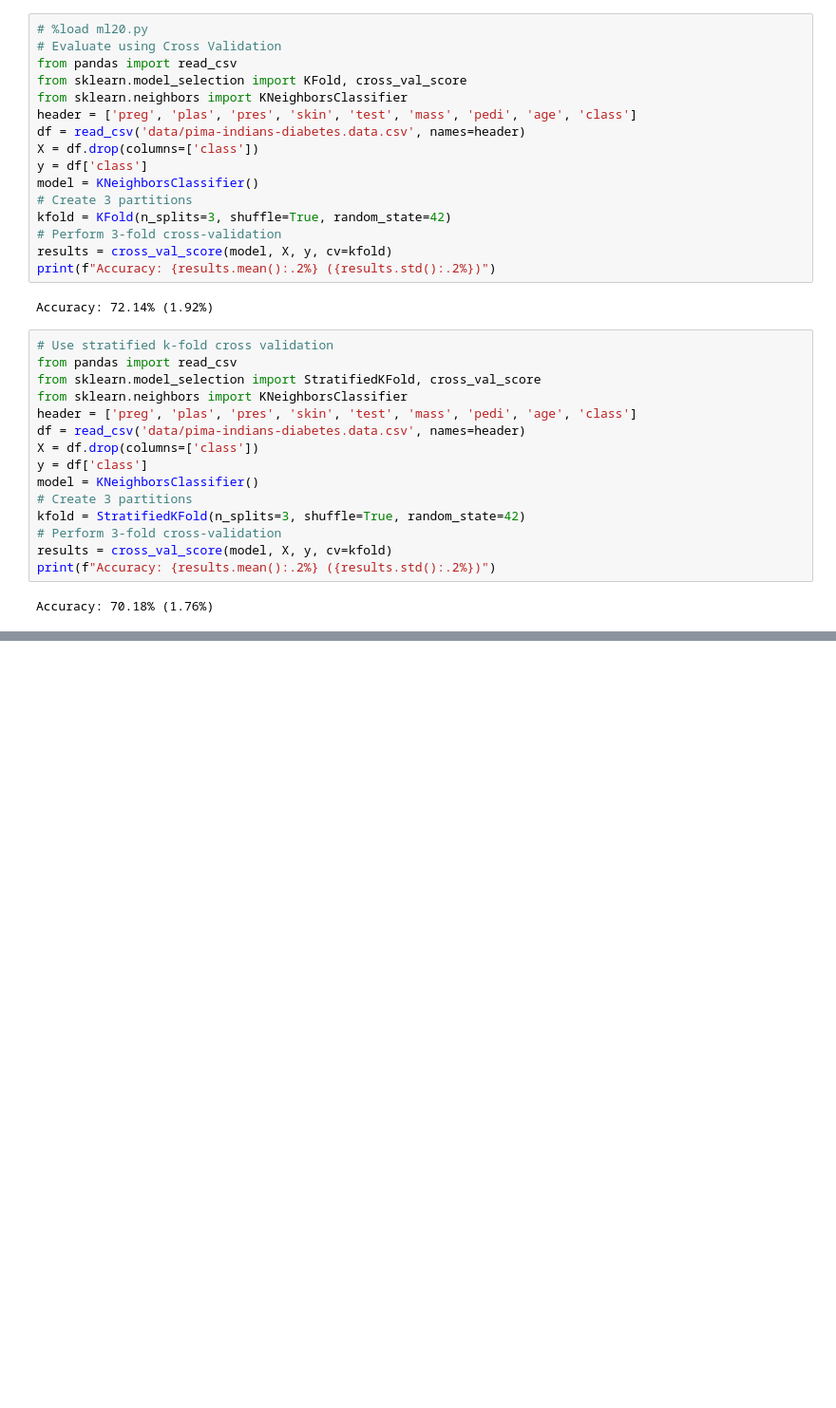
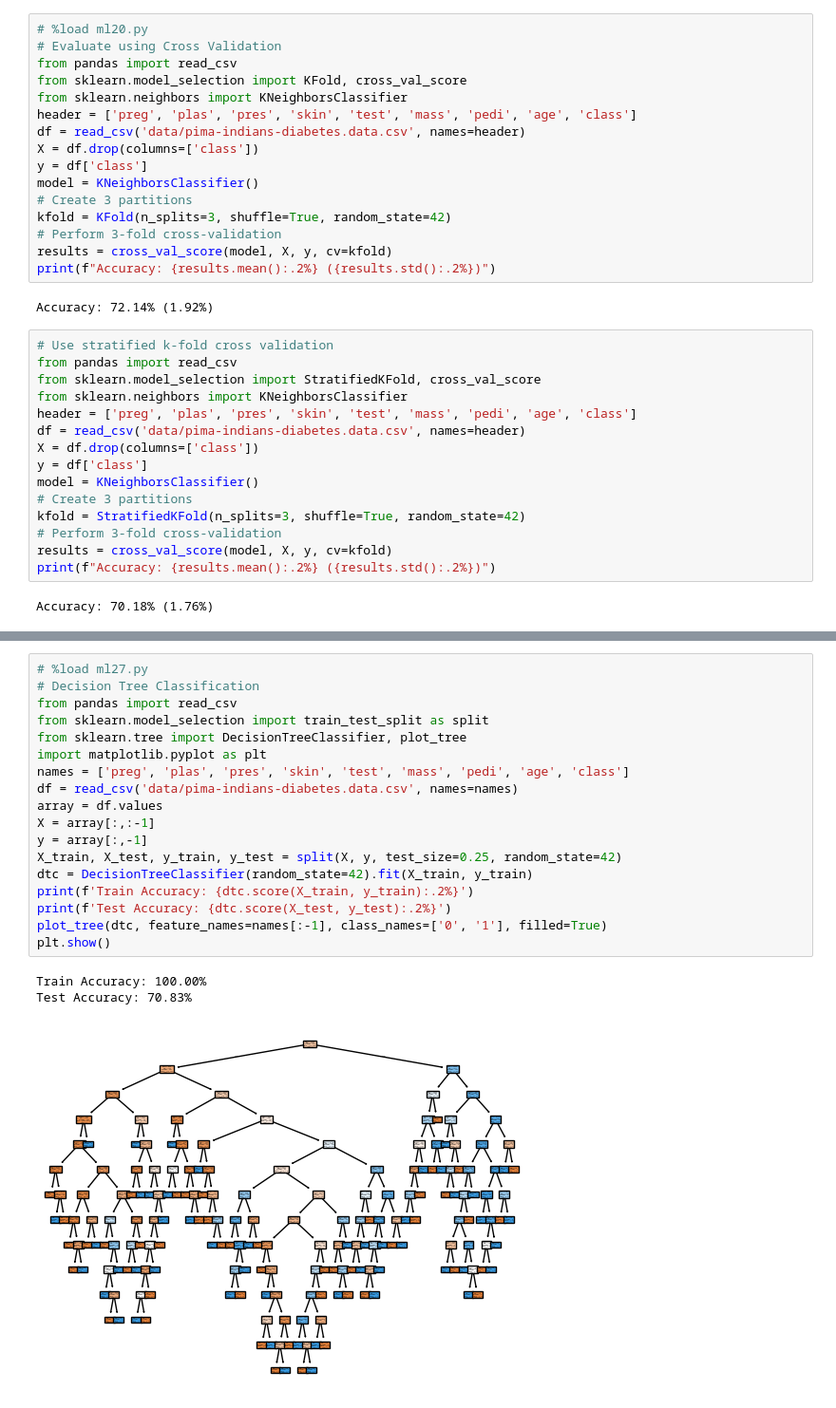
Before and after one commit to wooihaw/mlpy_july2024, a Jupyter notebook: day2.ipynb, the cells around one changed output, grey strips where cells are left out. Shown: that part at 95% size. Saved outputs shown, nothing was run; the diff lists cells and outputs as text; blank space fills up the shorter version.

```diff
--- a/day2.ipynb
+++ b/day2.ipynb
@@ -285,0 +375,22 @@ Accuracy: 70.18% (1.76%)
+# %%
+# %load ml27.py
+# Decision Tree Classification
+from pandas import read_csv
+from sklearn.model_selection import train_test_split as split
+from sklearn.tree import DecisionTreeClassifier, plot_tree
+import matplotlib.pyplot as plt
+names = ['preg', 'plas', 'pres', 'skin', 'test', 'mass', 'pedi', 'age', 'class']
+df = read_csv('data/pima-indians-diabetes.data.csv', names=names)
+array = df.values
+X = array[:,:-1]
+y = array[:,-1]
+X_train, X_test, y_train, y_test = split(X, y, test_size=0.25, random_state=42)
+dtc = DecisionTreeClassifier(random_state=42).fit(X_train, y_train)
+print(f'Train Accuracy: {dtc.score(X_train, y_train):.2%}')
+print(f'Test Accuracy: {dtc.score(X_test, y_test):.2%}')
+plot_tree(dtc, feature_names=names[:-1], class_names=['0', '1'], filled=True)
+plt.show()
+# %% [output]
+Train Accuracy: 100.00%
+Test Accuracy: 70.83%
+[figure, added]
```
Also changed, not shown: parts of 12 cells of this notebook, 1 other file.
